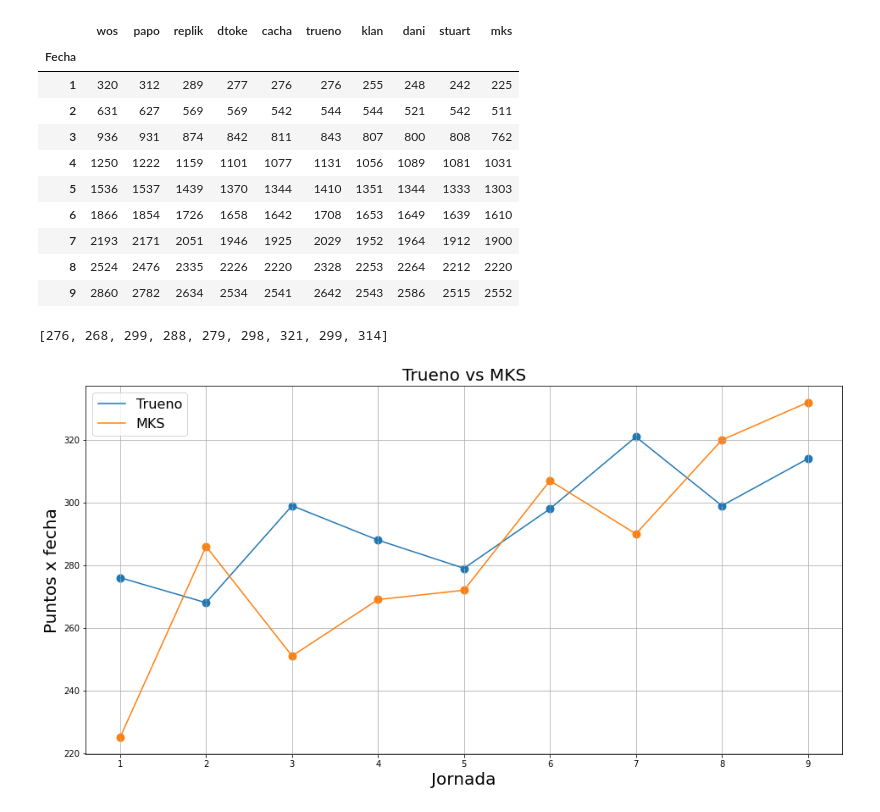
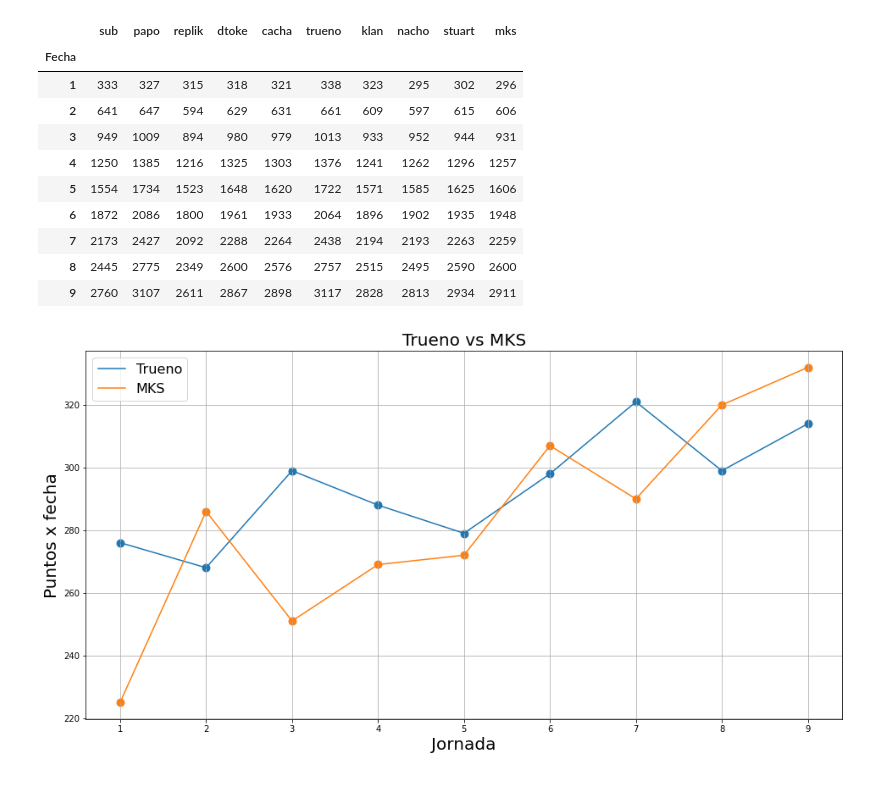
Before and after one commit to tomipalazzo/fms, a Jupyter notebook: notebooks/fms_arg_2018.ipynb, the cells around one changed output. Drawn from its saved outputs; the diff is of its cells as text; code cells hidden in the pictures.

```diff
--- a/notebooks/fms_arg_2018.ipynb
+++ b/notebooks/fms_arg_2018.ipynb
@@ -8,17 +9,17 @@ fms_arg_2018 = pd.read_csv('/home/tomi/Tomi/repos/fms/dataSets/fms_argentina_201
-# %%
-fms_arg_2018
-# %% [output]
-|  | wos | papo | replik | dtoke | cacha | trueno | klan | dani | stuart | mks |
-| Fecha |  |  |  |  |  |  |  |  |  |  |
-| 1 | 320 | 312 | 289 | 277 | 276 | 276 | 255 | 248 | 242 | 225 |
-| 2 | 631 | 627 | 569 | 569 | 542 | 544 | 544 | 521 | 542 | 511 |
-| 3 | 936 | 931 | 874 | 842 | 811 | 843 | 807 | 800 | 808 | 762 |
-| 4 | 1250 | 1222 | 1159 | 1101 | 1077 | 1131 | 1056 | 1089 | 1081 | 1031 |
-| 5 | 1536 | 1537 | 1439 | 1370 | 1344 | 1410 | 1351 | 1344 | 1333 | 1303 |
-| 6 | 1866 | 1854 | 1726 | 1658 | 1642 | 1708 | 1653 | 1649 | 1639 | 1610 |
-| 7 | 2193 | 2171 | 2051 | 1946 | 1925 | 2029 | 1952 | 1964 | 1912 | 1900 |
-| 8 | 2524 | 2476 | 2335 | 2226 | 2220 | 2328 | 2253 | 2264 | 2212 | 2220 |
-| 9 | 2860 | 2782 | 2634 | 2534 | 2541 | 2642 | 2543 | 2586 | 2515 | 2552 |
+# %%
+fms_arg_2019
+# %% [output]
+|  | sub | papo | replik | dtoke | cacha | trueno | klan | nacho | stuart | mks |
+| Fecha |  |  |  |  |  |  |  |  |  |  |
+| 1 | 333 | 327 | 315 | 318 | 321 | 338 | 323 | 295 | 302 | 296 |
+| 2 | 641 | 647 | 594 | 629 | 631 | 661 | 609 | 597 | 615 | 606 |
+| 3 | 949 | 1009 | 894 | 980 | 979 | 1013 | 933 | 952 | 944 | 931 |
+| 4 | 1250 | 1385 | 1216 | 1325 | 1303 | 1376 | 1241 | 1262 | 1296 | 1257 |
+| 5 | 1554 | 1734 | 1523 | 1648 | 1620 | 1722 | 1571 | 1585 | 1625 | 1606 |
+| 6 | 1872 | 2086 | 1800 | 1961 | 1933 | 2064 | 1896 | 1902 | 1935 | 1948 |
+| 7 | 2173 | 2427 | 2092 | 2288 | 2264 | 2438 | 2194 | 2193 | 2263 | 2259 |
+| 8 | 2445 | 2775 | 2349 | 2600 | 2576 | 2757 | 2515 | 2495 | 2590 | 2600 |
+| 9 | 2760 | 3107 | 2611 | 2867 | 2898 | 3117 | 2828 | 2813 | 2934 | 2911 |
 # %%
 def puntosPorJornada(df, competidor):
     puntos = [df[competidor].loc[1]] #Caso Base
@@ -26,10 +27,6 @@ def puntosPorJornada(df, competidor):
         puntos.append(df[competidor].loc[i] - df[competidor].loc[i-1])
 
     return puntos
-# %%
-puntosPorJornada(fms_arg_2018, 'trueno')
-# %% [output]
-[276, 268, 299, 288, 279, 298, 321, 299, 314]
 # %%
 fechas = fms_arg_2018.index
 puntos_trueno = puntosPorJornada(fms_arg_2018, 'trueno')
```
Also changed, not shown: parts of 3 cells of this notebook, 6 other files.
